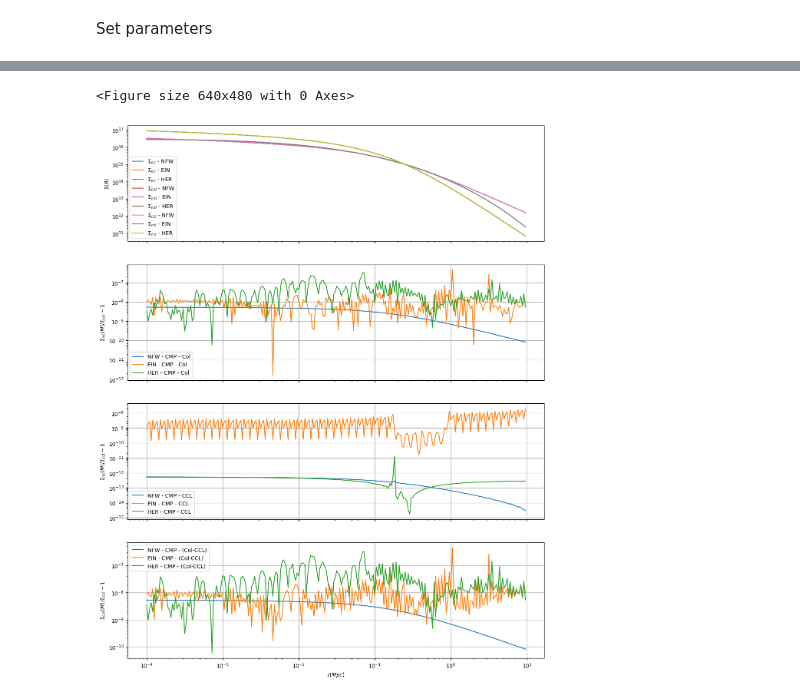
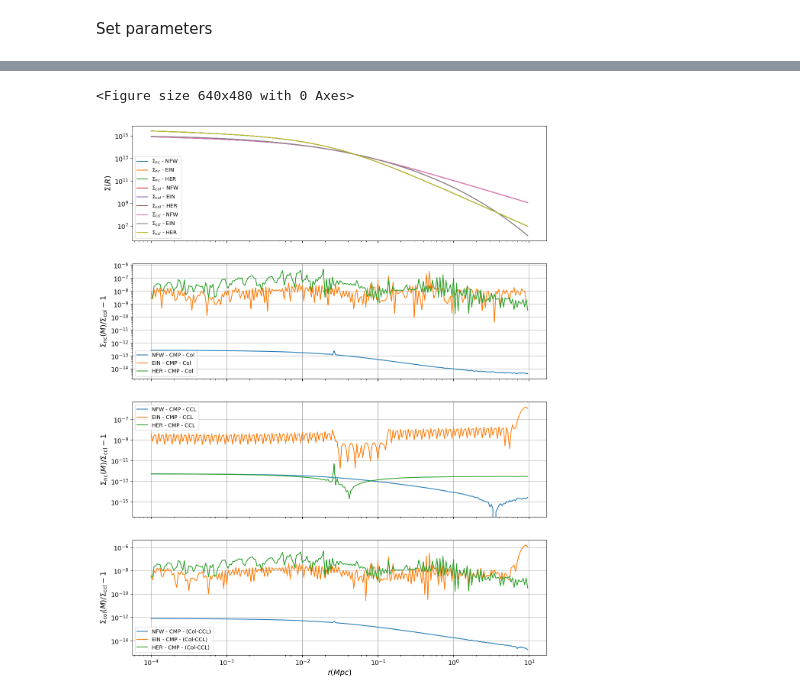
Before and after one commit to thaisornellas/nc_concentration, a Jupyter notebook: ccl_colossus_sigma.ipynb, the cells around one changed output, grey strips where cells are left out. Saved outputs shown, nothing was run; the diff lists cells and outputs as text; code cells hidden in the pictures.

```diff
--- a/ccl_colossus_sigma.ipynb
+++ b/ccl_colossus_sigma.ipynb
@@ -345,16 +350,16 @@ col_Sigma_ein = col_ein.surfaceDensity(r * cosmo.h() * 1.0e3) * (cosmo.h() * 1.0
 col_Sigma_her = col_her.surfaceDensity(r * cosmo.h() * 1.0e3) * (cosmo.h() * 1.0e6)
 
 # NumCosmo
-n = []
-e = []
-h = []
+n_k11 = []
+e_k11 = []
+h_k11 = []
 for i in r:
-    nc_Sigma_nfw_a = nfw.eval_2d_density(cosmo, i, z)
-    nc_Sigma_ein_a = ein.eval_2d_density(cosmo, i, z)
-    nc_Sigma_her_a = her.eval_2d_density(cosmo, i, z)
-    n.append(nc_Sigma_nfw_a)
-    e.append(nc_Sigma_ein_a)
-    h.append(nc_Sigma_her_a)
+    nc_Sigma_nfw_a = nfw_k11.eval_2d_density(cosmo, i, z)
+    nc_Sigma_ein_a = ein_k11.eval_2d_density(cosmo, i, z)
+    nc_Sigma_her_a = her_k11.eval_2d_density(cosmo, i, z)
+    n_k11.append(nc_Sigma_nfw_a)
+    e_k11.append(nc_Sigma_ein_a)
+    h_k11.append(nc_Sigma_her_a)
 
 # CCL
 ccl_Sigma_nfw = ccl_nfw.projected(ccl_cosmo, r / a, M, a) / a**2
@@ -364,46 +369,49 @@ ccl_Sigma_her = ccl_her.projected(ccl_cosmo, r / a, M, a) / a**2
 plt.figure()
 fig, axs = plt.subplots(4, sharex=True, figsize=(14, 18))
 
 axs[0].set_xscale("log")
 axs[0].set_yscale("log")
 axs[1].set_yscale("log")
 axs[2].set_yscale("log")
 axs[3].set_yscale("log")
-axs[3].set_xlabel(r"$r (Mpc)$")
-axs[0].set_ylabel(r"$\Sigma(R)$")
-axs[1].set_ylabel(r"$\Sigma_{\mathrm{nc}} (M) / \Sigma_{\mathrm{col}} - 1$")
-axs[2].set_ylabel(r"$\Sigma_{\mathrm{nc}} (M) / \Sigma_{\mathrm{ccl}} - 1$")
-axs[3].set_ylabel(r"$\Sigma_{\mathrm{col}} (M) / \Sigma_{\mathrm{ccl}} - 1$")
-axs[0].plot(r, n, "-", label=r"$\Sigma_{nc}$ - NFW")
-axs[0].plot(r, e, "-", label=r"$\Sigma_{nc}$ - EIN")
-axs[0].plot(r, h, "-", label=r"$\Sigma_{nc}$ - HER")
+axs[3].set_xlabel(r"$r (Mpc)$", fontsize=14)
+axs[0].set_ylabel(r"$\Sigma(R)$", fontsize=14)
+axs[1].set_ylabel(r"$\Sigma_{\mathrm{nc}} (M) / \Sigma_{\mathrm{col}} - 1$", fontsize=14)
+axs[2].set_ylabel(r"$\Sigma_{\mathrm{nc}} (M) / \Sigma_{\mathrm{ccl}} - 1$", fontsize=14)
+axs[3].set_ylabel(r"$\Sigma_{\mathrm{col}} (M) / \Sigma_{\mathrm{ccl}} - 1$", fontsize=14)
+axs[0].plot(r, n_k11, "-", label=r"$\Sigma_{nc}$ - NFW")
+axs[0].plot(r, e_k11, "-", label=r"$\Sigma_{nc}$ - EIN")
+axs[0].plot(r, h_k11, "-", label=r"$\Sigma_{nc}$ - HER")
 axs[0].plot(r, col_Sigma_nfw, "-", label=r"$\Sigma_{col}$ - NFW")
 axs[0].plot(r, col_Sigma_ein, "-", label=r"$\Sigma_{col}$ - EIN")
 axs[0].plot(r, col_Sigma_her, "-", label=r"$\Sigma_{col}$ - HER")
 axs[0].plot(r, ccl_Sigma_nfw, "-", label=r"$\Sigma_{ccl}$ - NFW")
 axs[0].plot(r, ccl_Sigma_ein, "-", label=r"$\Sigma_{ccl}$ - EIN")
 axs[0].plot(r, ccl_Sigma_her, "-", label=r"$\Sigma_{ccl}$ - HER")
 
-axs[1].plot(r, np.abs(n / col_Sigma_nfw - 1.0), "-", label="NFW - CMP - Col")
-axs[1].plot(r, np.abs(e / col_Sigma_ein - 1.0), "-", label="EIN - CMP - Col")
-axs[1].plot(r, np.abs(h / col_Sigma_her - 1.0), "-", label="HER - CMP - Col")
-axs[2].plot(r, np.abs(n / ccl_Sigma_nfw - 1.0), "-", label="NFW - CMP - CCL")
-axs[2].plot(r, np.abs(e / ccl_Sigma_ein - 1.0), "-", label="EIN - CMP - CCL")
-axs[2].plot(r, np.abs(h / ccl_Sigma_her - 1.0), "-", label="HER - CMP - CCL")
+axs[1].plot(r, np.abs(n_k11 / col_Sigma_nfw - 1.0), "-", label="NFW - CMP - Col")
+axs[1].plot(r, np.abs(e_k11 / col_Sigma_ein - 1.0), "-", label="EIN - CMP - Col")
+axs[1].plot(r, np.abs(h_k11 / col_Sigma_her - 1.0), "-", label="HER - CMP - Col")
+axs[2].plot(r, np.abs(n_k11 / ccl_Sigma_nfw - 1.0), "-", label="NFW - CMP - CCL")
+axs[2].plot(r, np.abs(e_k11 / ccl_Sigma_ein - 1.0), "-", label="EIN - CMP - CCL")
+axs[2].plot(r, np.abs(h_k11 / ccl_Sigma_her - 1.0), "-", label="HER - CMP - CCL")
 axs[3].plot(r, np.abs(col_Sigma_nfw / ccl_Sigma_nfw - 1.0), "-", label="NFW - CMP - (Col-CCL)")
 axs[3].plot(r, np.abs(col_Sigma_ein / ccl_Sigma_ein - 1.0), "-", label="EIN - CMP - (Col-CCL)")
 axs[3].plot(r, np.abs(col_Sigma_her / ccl_Sigma_her - 1.0), "-", label="HER - CMP - (Col-CCL)")
 
 axs[0].legend(loc="best")
 axs[1].legend(loc="best")
 axs[2].grid()
 axs[2].legend(loc="best")
 axs[1].grid()
 axs[3].legend(loc="best")
 axs[3].grid()
-
+axs[0].tick_params(axis='both', which='major', labelsize=12)
+axs[1].tick_params(axis='both', which='major', labelsize=12)
+axs[2].tick_params(axis='both', which='major', labelsize=12)
+axs[3].tick_params(axis='both', which='major', labelsize=12)
 
 plt.show()
 # %% [output]
 <Figure size 640x480 with 0 Axes>
-[figure, old version]
+[figure, new version]
```
Also changed, not shown: parts of 19 cells of this notebook.
